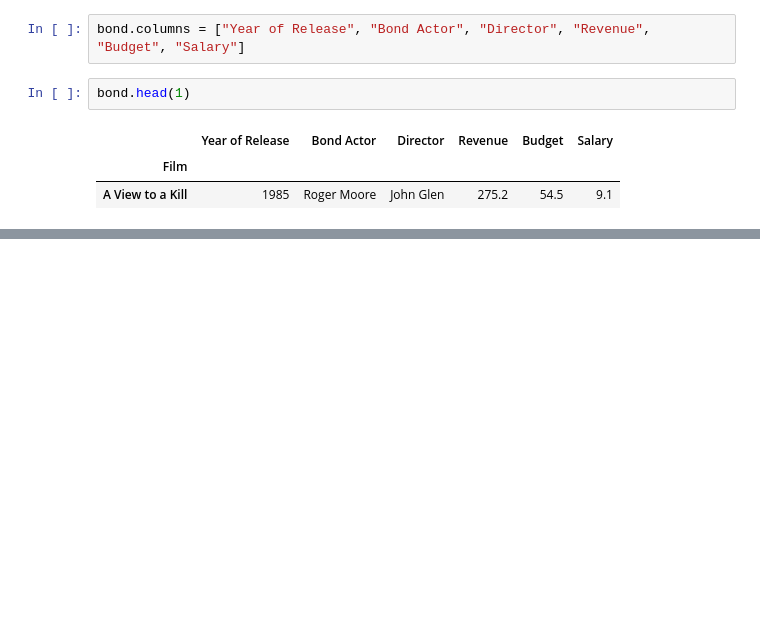
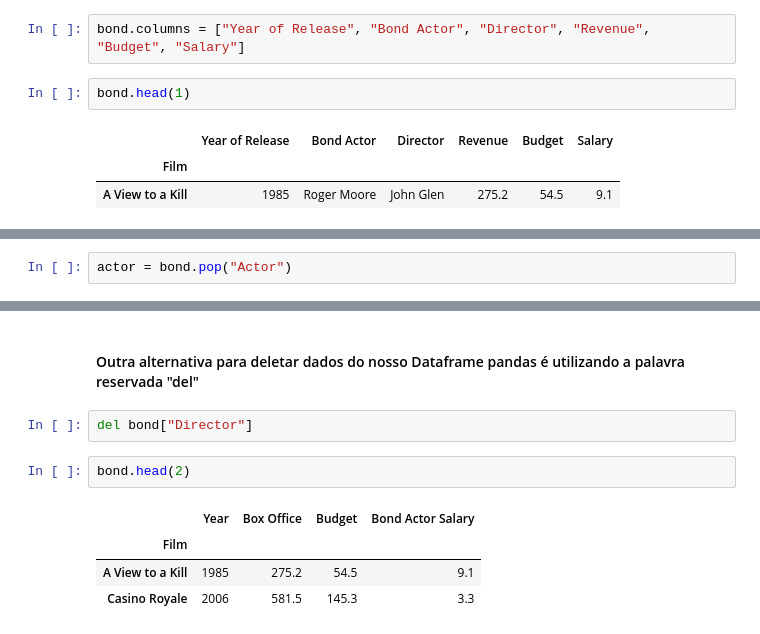
Before and after one commit to lukemariano/-I-love-pandas, a Jupyter notebook: pandas/Dataframe3_data_extraction.ipynb, the cells around one changed output, grey strips where cells are left out. Saved outputs shown, nothing was run; the diff lists cells and outputs as text; blank space fills up the shorter version.

```diff
--- a/pandas/Dataframe3_data_extraction.ipynb
+++ b/pandas/Dataframe3_data_extraction.ipynb
@@ -448,0 +485,2 @@ bond.head(1)
+# %%
+actor = bond.pop("Actor")
@@ -448,0 +503,11 @@ bond.head(1)
+# %% [markdown]
+#### Outra alternativa para deletar dados do nosso Dataframe pandas é utilizando a palavra reservada "del"
+# %%
+del bond["Director"]
+# %%
+bond.head(2)
+# %% [output]
+|  | Year | Box Office | Budget | Bond Actor Salary |
+| Film |  |  |  |  |
+| A View to a Kill | 1985 | 275.2 | 54.5 | 9.1 |
+| Casino Royale | 2006 | 581.5 | 145.3 | 3.3 |
```
Also changed, not shown: parts of 7 cells of this notebook.
